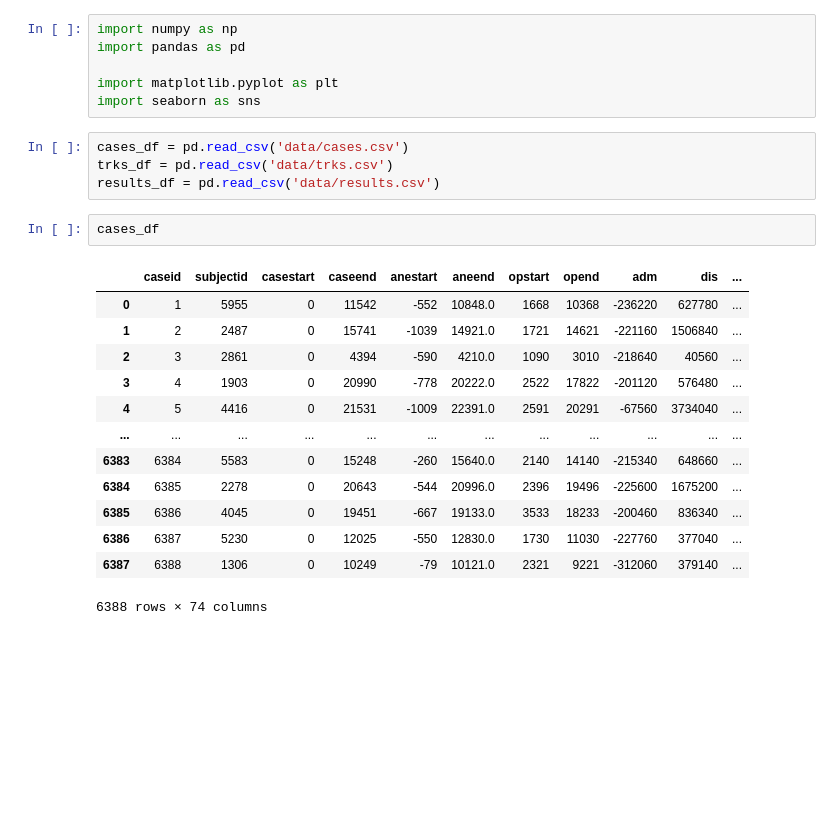
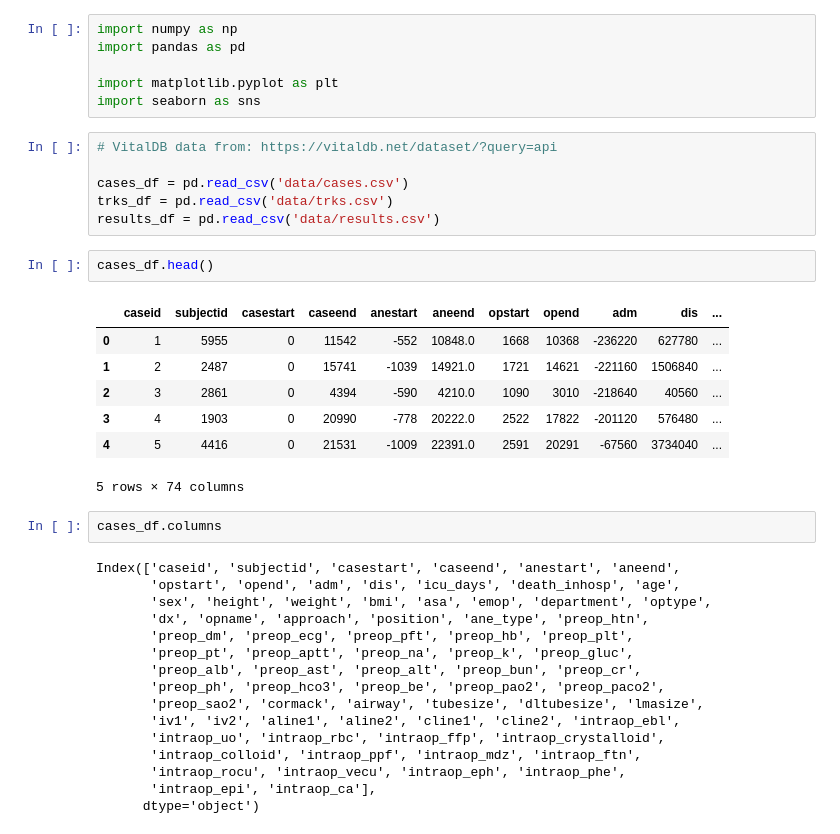
Before and after one commit to AncientAbacus/106-Project-3, a Jupyter notebook: P3_EDA.ipynb, the cells around one changed output. Saved outputs shown, nothing was run; the diff lists cells and outputs as text; blank space fills up the shorter version.

```diff
--- a/P3_EDA.ipynb
+++ b/P3_EDA.ipynb
@@ -5,22 +5,36 @@ import pandas as pd
 import matplotlib.pyplot as plt
 import seaborn as sns
 # %%
+# VitalDB data from: https://vitaldb.net/dataset/?query=api
+
 cases_df = pd.read_csv('data/cases.csv')
 trks_df = pd.read_csv('data/trks.csv')
 results_df = pd.read_csv('data/results.csv')
 # %%
-cases_df
+cases_df.head()
 # %% [output]
 |  | caseid | subjectid | casestart | caseend | anestart | aneend | opstart | opend | adm | dis | ... |
 | 0 | 1 | 5955 | 0 | 11542 | -552 | 10848.0 | 1668 | 10368 | -236220 | 627780 | ... |
 | 1 | 2 | 2487 | 0 | 15741 | -1039 | 14921.0 | 1721 | 14621 | -221160 | 1506840 | ... |
 | 2 | 3 | 2861 | 0 | 4394 | -590 | 4210.0 | 1090 | 3010 | -218640 | 40560 | ... |
 | 3 | 4 | 1903 | 0 | 20990 | -778 | 20222.0 | 2522 | 17822 | -201120 | 576480 | ... |
 | 4 | 5 | 4416 | 0 | 21531 | -1009 | 22391.0 | 2591 | 20291 | -67560 | 3734040 | ... |
-| ... | ... | ... | ... | ... | ... | ... | ... | ... | ... | ... | ... |
-| 6383 | 6384 | 5583 | 0 | 15248 | -260 | 15640.0 | 2140 | 14140 | -215340 | 648660 | ... |
-| 6384 | 6385 | 2278 | 0 | 20643 | -544 | 20996.0 | 2396 | 19496 | -225600 | 1675200 | ... |
-| 6385 | 6386 | 4045 | 0 | 19451 | -667 | 19133.0 | 3533 | 18233 | -200460 | 836340 | ... |
-| 6386 | 6387 | 5230 | 0 | 12025 | -550 | 12830.0 | 1730 | 11030 | -227760 | 377040 | ... |
-| 6387 | 6388 | 1306 | 0 | 10249 | -79 | 10121.0 | 2321 | 9221 | -312060 | 379140 | ... |
-6388 rows × 74 columns
+5 rows × 74 columns
+# %%
+cases_df.columns
+# %% [output]
+Index(['caseid', 'subjectid', 'casestart', 'caseend', 'anestart', 'aneend',
+       'opstart', 'opend', 'adm', 'dis', 'icu_days', 'death_inhosp', 'age',
+       'sex', 'height', 'weight', 'bmi', 'asa', 'emop', 'department', 'optype',
+       'dx', 'opname', 'approach', 'position', 'ane_type', 'preop_htn',
+       'preop_dm', 'preop_ecg', 'preop_pft', 'preop_hb', 'preop_plt',
+       'preop_pt', 'preop_aptt', 'preop_na', 'preop_k', 'preop_gluc',
+       'preop_alb', 'preop_ast', 'preop_alt', 'preop_bun', 'preop_cr',
+       'preop_ph', 'preop_hco3', 'preop_be', 'preop_pao2', 'preop_paco2',
+       'preop_sao2', 'cormack', 'airway', 'tubesize', 'dltubesize', 'lmasize',
+       'iv1', 'iv2', 'aline1', 'aline2', 'cline1', 'cline2', 'intraop_ebl',
+       'intraop_uo', 'intraop_rbc', 'intraop_ffp', 'intraop_crystalloid',
+       'intraop_colloid', 'intraop_ppf', 'intraop_mdz', 'intraop_ftn',
+       'intraop_rocu', 'intraop_vecu', 'intraop_eph', 'intraop_phe',
+       'intraop_epi', 'intraop_ca'],
+      dtype='object')
```
Also changed, not shown: parts of 5 cells of this notebook, 9 other files.
